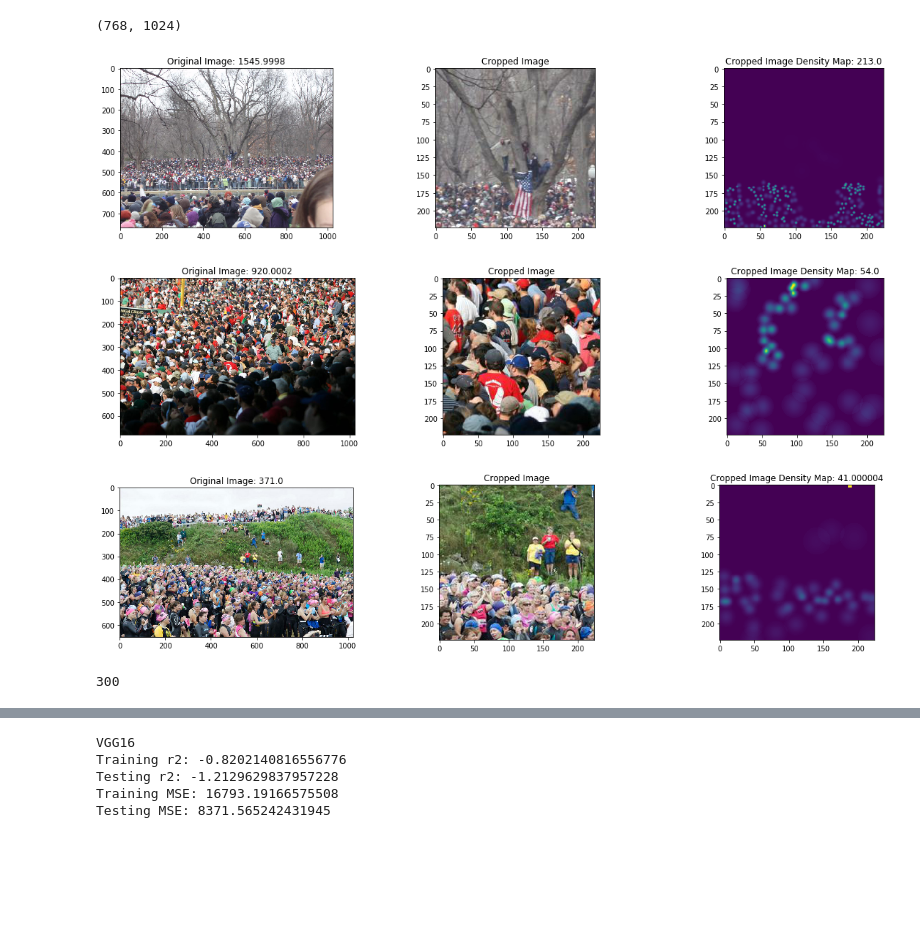
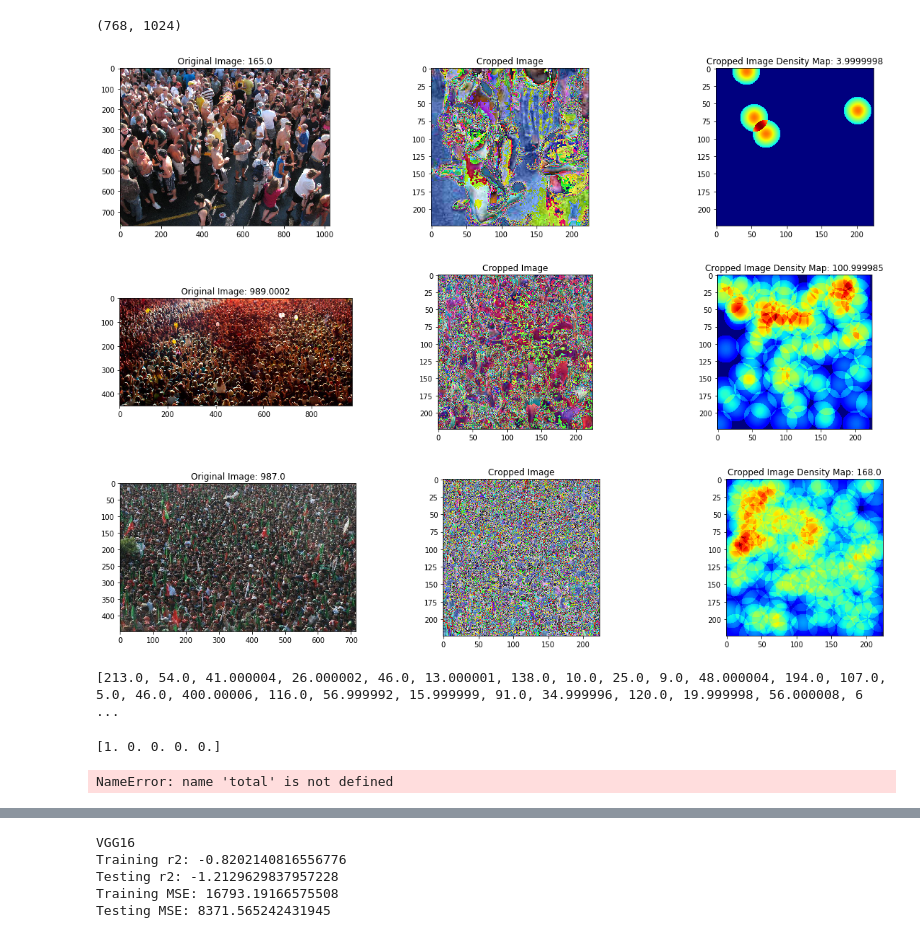
Before and after one commit to stanleykywu/covid-19-crowd-counting, a Jupyter notebook: Exploration.ipynb, the cells around one changed output, grey strips where cells are left out. Saved outputs shown, nothing was run; the diff lists cells and outputs as text; code cells hidden in the pictures; blank space fills up the shorter version.

```diff
--- a/Exploration.ipynb
+++ b/Exploration.ipynb
@@ -73,34 +73,34 @@ from utils import get_density_map_gaussian
 # %%
 ds = CrowdDataSet('part_A/train_data/')
 # %%
-for i in range(3):
+for i in [56, 57, 58]:
     fg, (p1, p2, p3) = plt.subplots(1, 3, figsize=(20, 4))
 
     x = ds[i]
     p1.imshow(x['image'])
     p1.set_title("Original Image: " + str(np.sum(x['den'])))
 
     loaders = {
         "train": CrowdDataSet(
-            'part_A/train_data', default_train_transforms(output_size=224, factor=1)
+            'part_A/train_data', default_train_transforms()
         ),
         "val": CrowdDataSet(
-            'part_A/test_data', default_val_transforms(output_size=224, factor=1)
+            'part_A/test_data', default_test_transforms()
         )
     }
 
     transformed_img = transforms.ToPILImage()(loaders['train'][i]['image']).convert('RGB')
     p2.imshow(transformed_img)
     p2.set_title("Cropped Image")
 
     k = np.zeros((transformed_img.width, transformed_img.height))
-    k = get_density_map_gaussian(k, loaders['train'][i]['gt'], adaptive_mode=True)
-    p3.imshow(k)
+    k = get_density_map_gaussian(k, loaders['train'][i]['gt'], adaptive_mode=False)
+    p3.imshow(k, cmap=plt.cm.jet)
     p3.set_title('Cropped Image Density Map: ' + str(np.sum(k)))
 # %% [output]
-[figure, old version]
+[figure, new version]
-[figure, old version]
+[figure, new version]
-[figure, old version]
+[figure, new version]
 # %%
 from models import VGG16Transfer, ResNetTransfer, InceptionV3Transfer
 from trainer import train, trainInception
@@ -108,19 +108,23 @@ import torch.optim as optim
 import torch.nn as nn
 import torch
 
-# # Model
-# model = VGG16Transfer(scale_factor=32)
-# # Loss
-# criterion = nn.MSELoss()
-# # Optimizer
-# lr = 1e-5
-# optimizer = optim.Adam(model.parameters(), lr=lr)
-
-
-# # Train
-# train(model, loaders['train'], criterion, optimizer, 20)
-# torch.save(model, 'saved_models/vgg16')
-
-print(len(loaders['train']))
+total = []
+for samp in loaders['train']:
+    k = np.zeros((224, 224))
+    try:
+        k = get_density_map_gaussian(k, samp['gt'], adaptive_mode=True)
+    except:
+        continue
+    total.append(np.sum(k))
+print(total)
 # %% [output]
-300
+[213.0, 54.0, 41.000004, 26.000002, 46.0, 13.000001, 138.0, 10.0, 25.0, 9.0, 48.000004, 194.0, 107.0, 5.0, 46.0, 400.00006, 116.0, 56.999992, 15.999999, 91.0, 34.999996, 120.0, 19.999998, 56.000008, 6 ...
+# %%
+import pandas as pd
+
+print(np.eye(5)[0])
+print(total[56])
+pd.qcut(total, 3, labels=False, retbins=True)
+# %% [output]
+[1. 0. 0. 0. 0.]
+NameError: name 'total' is not defined
```
Also changed, not shown: parts of 2 cells of this notebook, 10 other files.
